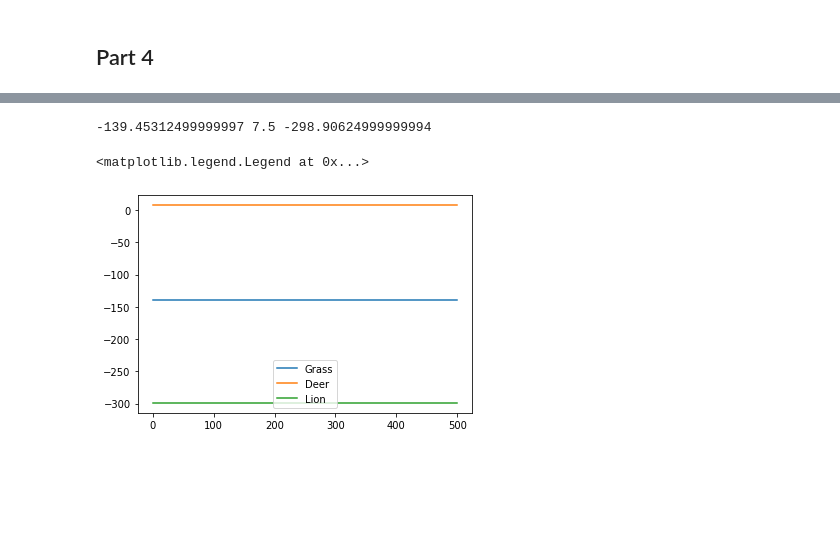
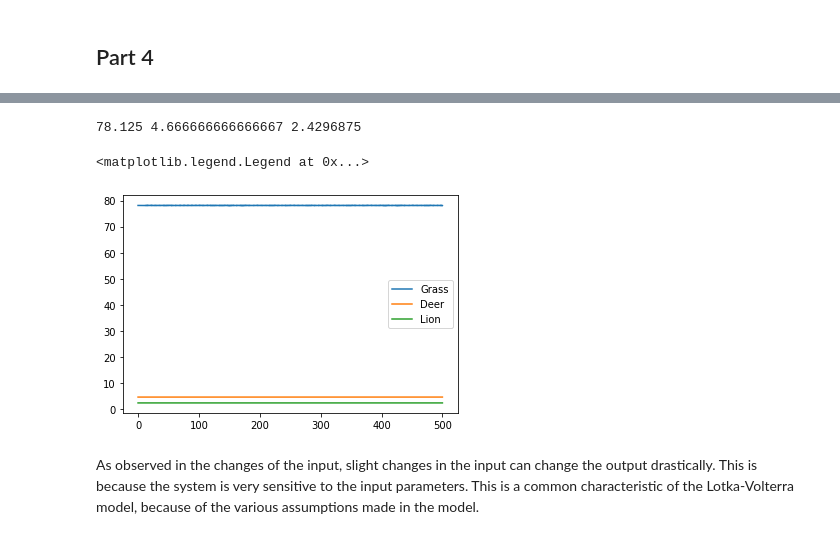
Before and after one commit to Rishi-Bidani/FIT3139, a Jupyter notebook: assignment2/assignment.ipynb, the cells around one changed output, grey strips where cells are left out. Saved outputs shown, nothing was run; the diff lists cells and outputs as text; code cells hidden in the pictures; blank space fills up the shorter version.

```diff
--- a/assignment2/assignment.ipynb
+++ b/assignment2/assignment.ipynb
@@ -429,42 +440,44 @@ $$
 # eta = natural_growth / 64          #
 # theta = 0.2
 
-GROWTH_NATURAL = 0.008
-DEATH = 0.02
-k = 300  # max value
+GROWTH_NATURAL = 0.03
+DEATH = 0.1
+k = 100  # max value
 
-alpha = 64 * GROWTH_NATURAL  # growth rate of grass
-beta = 0.1 #
+alpha = 640 * GROWTH_NATURAL  # growth rate of grass
+beta = 0.9 #
 gamma = 10 * GROWTH_NATURAL  # growth rate of deer by grazing grass
 delta = 40 * DEATH  # death rate of deer
-epsilon = 2 * DEATH  # death rate of deer by being hunted by lion
+epsilon = 80 * DEATH  # death rate of deer by being hunted by lion
 mu = 0.04  #
 eta = GROWTH_NATURAL  #
 theta = DEATH
 
 x0 = np.array([200, 50, 10])
 steady_state = generate_lotka_volterra(alpha, beta, k, gamma, delta, epsilon, mu, eta, theta)
 
 
 D = (mu+theta)/eta
 # G = ( (alpha - ((beta * mu)/eta)) * k ) / alpha
 # L = ((gamma * ( (((eta*alpha) - (beta*mu)) * k) / ((alpha**2) * eta) )) - delta) / epsilon
 G = (alpha - (beta * D))*k/alpha
 L = ((gamma * k * (alpha - (beta * D)))/(alpha * epsilon)) - (delta/epsilon)
 x0 = np.array([G, D, L])
 print(G, D, L)
 
 sol = solve_ivp(fun=steady_state, y0=x0, t_span=(0, 500), method='RK45')
 t = sol.t
 x = sol.y[0]
 y = sol.y[1]
 z = sol.y[2]
 
 plt.plot(t, x, label='Grass')
 plt.plot(t, y, label='Deer')
 plt.plot(t, z, label='Lion')
 plt.legend()
 # %% [output]
--139.45312499999997 7.5 -298.90624999999994
+78.125 4.666666666666667 2.4296875
 <matplotlib.legend.Legend at 0x...>
-[figure, old version]
+[figure, new version]
+# %% [markdown]
+As observed in the changes of the input, slight changes in the input can change the output drastically. This is because the system is very sensitive to the input parameters. This is a common characteristic of the Lotka-Volterra model, because of the various assumptions made in the model.
```
Also changed, not shown: parts of 4 cells of this notebook.
